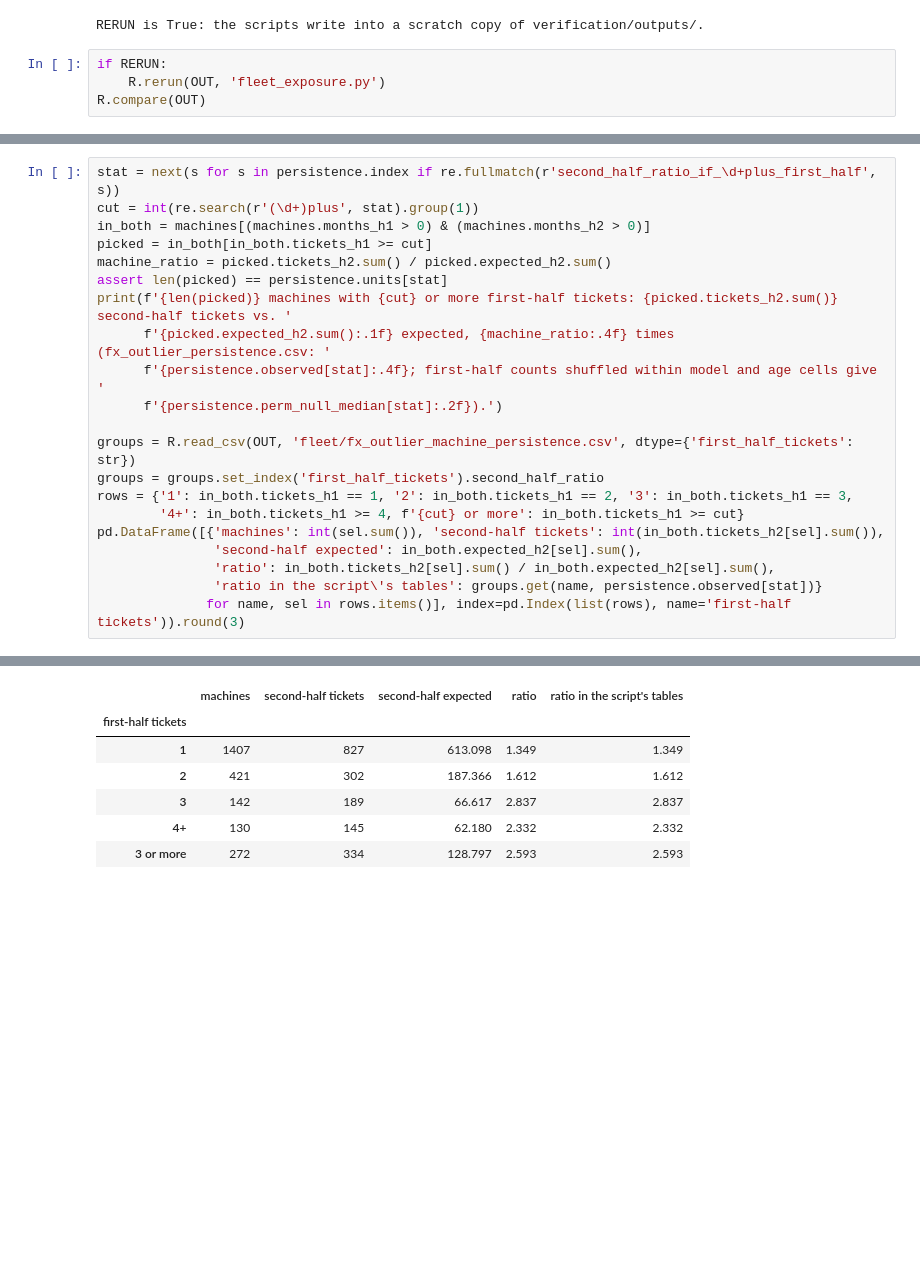
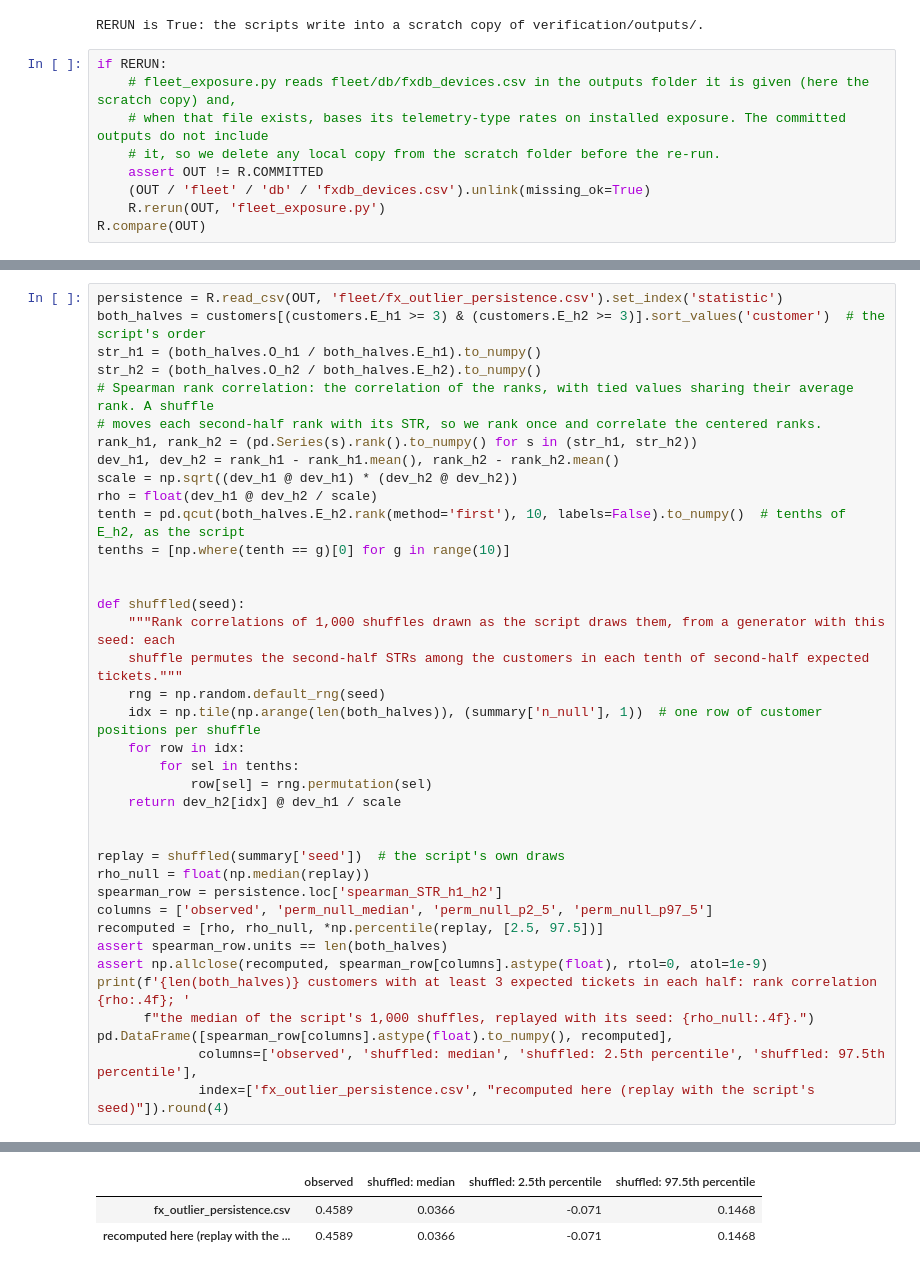
Before and after one commit to zach-yaninek/analytics-lab, a Jupyter notebook: notebooks/04_fleet_rates_customers_persistence.ipynb, the cells around one changed output, grey strips where cells are left out. Saved outputs shown, nothing was run; the diff lists cells and outputs as text; blank space fills up the shorter version.

```diff
--- a/notebooks/04_fleet_rates_customers_persistence.ipynb
+++ b/notebooks/04_fleet_rates_customers_persistence.ipynb
@@ -23,6 +23,11 @@ OUT = R.outputs(RERUN)
 RERUN is True: the scripts write into a scratch copy of verification/outputs/.
 # %%
 if RERUN:
+    # fleet_exposure.py reads fleet/db/fxdb_devices.csv in the outputs folder it is given (here the scratch copy) and,
+    # when that file exists, bases its telemetry-type rates on installed exposure. The committed outputs do not include
+    # it, so we delete any local copy from the scratch folder before the re-run.
+    assert OUT != R.COMMITTED
+    (OUT / 'fleet' / 'db' / 'fxdb_devices.csv').unlink(missing_ok=True)
     R.rerun(OUT, 'fleet_exposure.py')
 R.compare(OUT)
 # %% [output]
@@ -369,22 +400,39 @@ For the machines with installed time in both halves, we take those with at least
 # %%
-stat = next(s for s in persistence.index if re.fullmatch(r'second_half_ratio_if_\d+plus_first_half', s))
-cut = int(re.search(r'(\d+)plus', stat).group(1))
-in_both = machines[(machines.months_h1 > 0) & (machines.months_h2 > 0)]
-picked = in_both[in_both.tickets_h1 >= cut]
-machine_ratio = picked.tickets_h2.sum() / picked.expected_h2.sum()
-assert len(picked) == persistence.units[stat]
-print(f'{len(picked)} machines with {cut} or more first-half tickets: {picked.tickets_h2.sum()} second-half tickets vs. '
-      f'{picked.expected_h2.sum():.1f} expected, {machine_ratio:.4f} times (fx_outlier_persistence.csv: '
-      f'{persistence.observed[stat]:.4f}; first-half counts shuffled within model and age cells give '
-      f'{persistence.perm_null_median[stat]:.2f}).')
+persistence = R.read_csv(OUT, 'fleet/fx_outlier_persistence.csv').set_index('statistic')
+both_halves = customers[(customers.E_h1 >= 3) & (customers.E_h2 >= 3)].sort_values('customer')  # the script's order
+str_h1 = (both_halves.O_h1 / both_halves.E_h1).to_numpy()
+str_h2 = (both_halves.O_h2 / both_halves.E_h2).to_numpy()
+# Spearman rank correlation: the correlation of the ranks, with tied values sharing their average rank. A shuffle
+# moves each second-half rank with its STR, so we rank once and correlate the centered ranks.
+rank_h1, rank_h2 = (pd.Series(s).rank().to_numpy() for s in (str_h1, str_h2))
+dev_h1, dev_h2 = rank_h1 - rank_h1.mean(), rank_h2 - rank_h2.mean()
+scale = np.sqrt((dev_h1 @ dev_h1) * (dev_h2 @ dev_h2))
+rho = float(dev_h1 @ dev_h2 / scale)
+tenth = pd.qcut(both_halves.E_h2.rank(method='first'), 10, labels=False).to_numpy()  # tenths of E_h2, as the script
+tenths = [np.where(tenth == g)[0] for g in range(10)]
 
-groups = R.read_csv(OUT, 'fleet/fx_outlier_machine_persistence.csv', dtype={'first_half_tickets': str})
-groups = groups.set_index('first_half_tickets').second_half_ratio
-rows = {'1': in_both.tickets_h1 == 1, '2': in_both.tickets_h1 == 2, '3': in_both.tickets_h1 == 3,
-        '4+': in_both.tickets_h1 >= 4, f'{cut} or more': in_both.tickets_h1 >= cut}
-pd.DataFrame([{'machines': int(sel.sum()), 'second-half tickets': int(in_both.tickets_h2[sel].sum()),
-               'second-half expected': in_both.expected_h2[sel].sum(),
-               'ratio': in_both.tickets_h2[sel].sum() / in_both.expected_h2[sel].sum(),
-               'ratio in the script\'s tables': groups.get(name, persistence.observed[stat])}
-              for name, sel in rows.items()], index=pd.Index(list(rows), name='first-half tickets')).round(3)
+
+def shuffled(seed):
+    """Rank correlations of 1,000 shuffles drawn as the script draws them, from a generator with this seed: each
+    shuffle permutes the second-half STRs among the customers in each tenth of second-half expected tickets."""
+    rng = np.random.default_rng(seed)
+    idx = np.tile(np.arange(len(both_halves)), (summary['n_null'], 1))  # one row of customer positions per shuffle
+    for row in idx:
+        for sel in tenths:
+            row[sel] = rng.permutation(sel)
+    return dev_h2[idx] @ dev_h1 / scale
+
+
+replay = shuffled(summary['seed'])  # the script's own draws
+rho_null = float(np.median(replay))
+spearman_row = persistence.loc['spearman_STR_h1_h2']
+columns = ['observed', 'perm_null_median', 'perm_null_p2_5', 'perm_null_p97_5']
+recomputed = [rho, rho_null, *np.percentile(replay, [2.5, 97.5])]
+assert spearman_row.units == len(both_halves)
+assert np.allclose(recomputed, spearman_row[columns].astype(float), rtol=0, atol=1e-9)
+print(f'{len(both_halves)} customers with at least 3 expected tickets in each half: rank correlation {rho:.4f}; '
+      f"the median of the script's 1,000 shuffles, replayed with its seed: {rho_null:.4f}.")
+pd.DataFrame([spearman_row[columns].astype(float).to_numpy(), recomputed],
+             columns=['observed', 'shuffled: median', 'shuffled: 2.5th percentile', 'shuffled: 97.5th percentile'],
+             index=['fx_outlier_persistence.csv', "recomputed here (replay with the script's seed)"]).round(4)
 # %% [output]
@@ -392,8 +440,4 @@ pd.DataFrame([{'machines': int(sel.sum()), 'second-half tickets': int(in_both.ti
-|  | machines | second-half tickets | second-half expected | ratio | ratio in the script's tables |
-| first-half tickets |  |  |  |  |  |
-| 1 | 1407 | 827 | 613.098 | 1.349 | 1.349 |
-| 2 | 421 | 302 | 187.366 | 1.612 | 1.612 |
-| 3 | 142 | 189 | 66.617 | 2.837 | 2.837 |
-| 4+ | 130 | 145 | 62.180 | 2.332 | 2.332 |
-| 3 or more | 272 | 334 | 128.797 | 2.593 | 2.593 |
+|  | observed | shuffled: median | shuffled: 2.5th percentile | shuffled: 97.5th percentile |
+| fx_outlier_persistence.csv | 0.4589 | 0.0366 | -0.071 | 0.1468 |
+| recomputed here (replay with the ... | 0.4589 | 0.0366 | -0.071 | 0.1468 |
 # %% [markdown]
```
Also changed, not shown: parts of 34 cells of this notebook, 5 other files.
